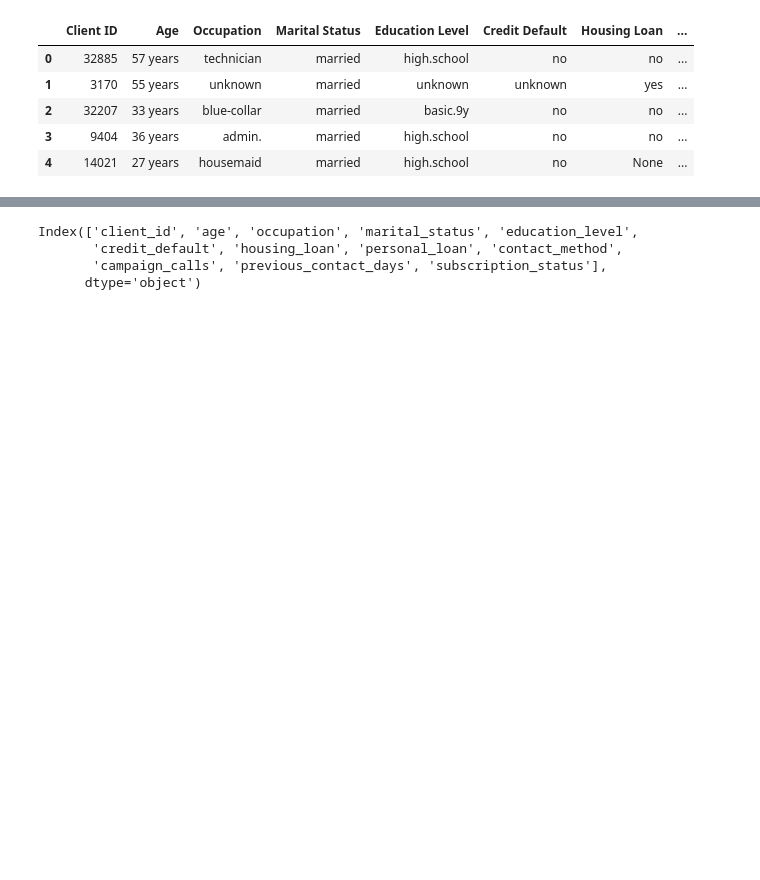
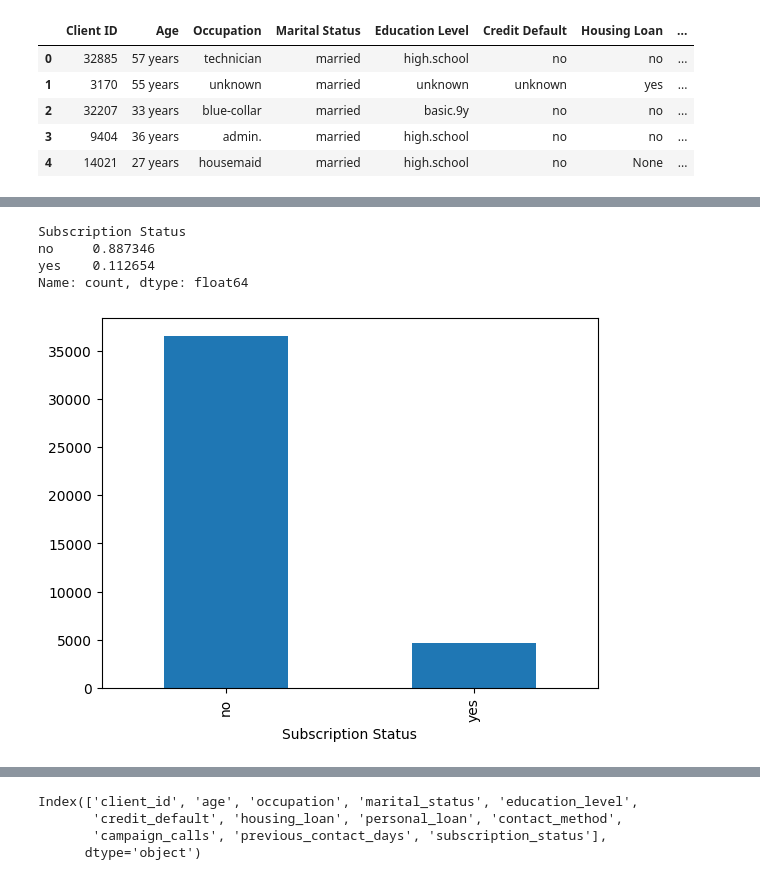
Before and after one commit to mysticshirou/EGT309-TeamJunHoe, a Jupyter notebook: eda.ipynb, the cells around one changed output, grey strips where cells are left out. Cells and saved outputs as stored; diff of their text form; code cells hidden in the pictures; blank space fills up the shorter version.

```diff
--- a/eda.ipynb
+++ b/eda.ipynb
@@ -31 +62,13 @@ df.head()
+# %%
+# Very heavy class imbalance
+# Data looks complex and SMOTE might be unreliable
+# On first glance undersampling seems like the best option, but will try both in MLP
+df['Subscription Status'].value_counts().plot(kind='bar')
+df['Subscription Status'].value_counts()/df.shape[0]
+# %% [output]
+Subscription Status
+no     0.887346
+yes    0.112654
+Name: count, dtype: float64
+[figure, added]
 # %% [markdown]
```
Also changed, not shown: parts of 22 cells of this notebook.
